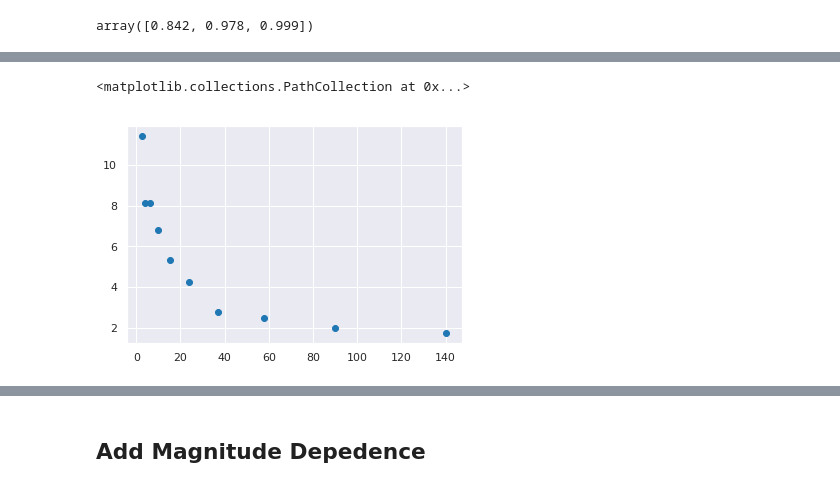
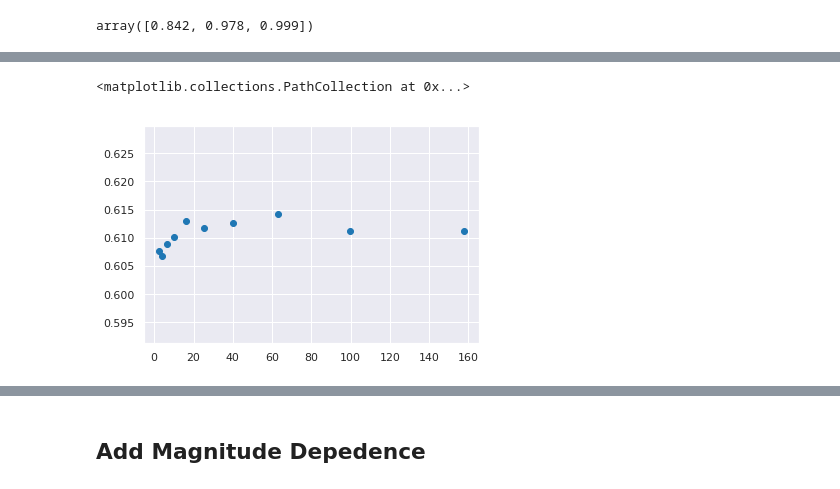
Before and after one commit to estevesjh/ccopa, a Jupyter notebook: notebooks/BayesianDev/testPz0.ipynb, the cells around one changed output, grey strips where cells are left out. Drawn from its saved outputs; the diff is of its cells as text; code cells hidden in the pictures.

```diff
--- a/notebooks/BayesianDev/testPz0.ipynb
+++ b/notebooks/BayesianDev/testPz0.ipynb
@@ -313,7 +314,7 @@ def generate_galaxy_photoz_distribution(zcls,Ngals,zwindow=0.03,delta_z=0.001):
 
     ## compute zoffset
     zoffset     = (znoise-zcls)/(1+zcls)
-    pz0 = compute_pdfz(zoffset,zerr,zwindow*(1+zcls),zcls,correction=True)
+    pz0 = compute_pdfz(znoise,zerr,zwindow*(1+zcls),zcls,correction=True)
     return ztrue, znoise, zerr, zoffset, pz0
 # %%
 zcls   = np.array(fake.cat['redshift'][:])
@@ -454,13 +439,27 @@ def compute_pdfz(zoffset,membzerr,sigma,zcls,npoints=1000,correction=True):
     ## get out with galaxies outside 3 sigma
     pz = np.where(np.abs(zoffset) >= 3.*sigma, 0., pz)
 
-    return pz/0.613
+    return pz
 # %%
 i= 20
 sigma = 0.03
 npoints= 5000
-# %%
-ztrue, znoise, zerr, zoffset, pz0 = generate_galaxy_photoz_distribution(zcls[i],ngalst[i],zwindow=sigma,delta_z=0.001)
+# %%
+def generate_galaxy_photoz_distribution(zcls,Ngals,zwindow=0.03,delta_z=0.001):
+    #np.random.seed(3)
+    ztrue= zcls+np.random.normal(scale=delta_z,size=Ngals)*(1+zcls)
+    zerr = zwindow*np.ones_like(ztrue)*(1+ztrue)
+
+    znoise= ztrue+np.random.normal(scale=zwindow,size=Ngals)*(1+ztrue)
+    znoise= np.where(znoise<0.,0.,znoise) # there is no negative redshift
+
+    ## compute zoffset
+    zoffset     = (znoise-zcls)/(1+zcls)
+    pz0 = compute_pdfz(zoffset,zerr,zwindow*(1+zcls),zcls,correction=True)
+    return ztrue, znoise, zerr, zoffset, pz0
+
+ztrue, znoise, zerr, zoffset, pz0 = generate_galaxy_photoz_distribution(
+                                    zcls[i],ngalst[i],zwindow=sigma,delta_z=0.001)
 # %%
 membzerr = zerr
 # %%
@@ -579,8 +542,8 @@ Text(0,0.5,'sum(pz0)/N_true')
 # %%
-plt.scatter(nmed,yerr*100)
+plt.scatter(nmed,ymed)
 # %% [output]
 <matplotlib.collections.PathCollection at 0x...>
-[figure, old version]
+[figure, new version]
 # %%
 zbins = np.linspace(0.1,1.,21)
 keys,zmed = get_bins(zcls,zbins)
```
Also changed, not shown: parts of 30 cells of this notebook, 22 other files.
